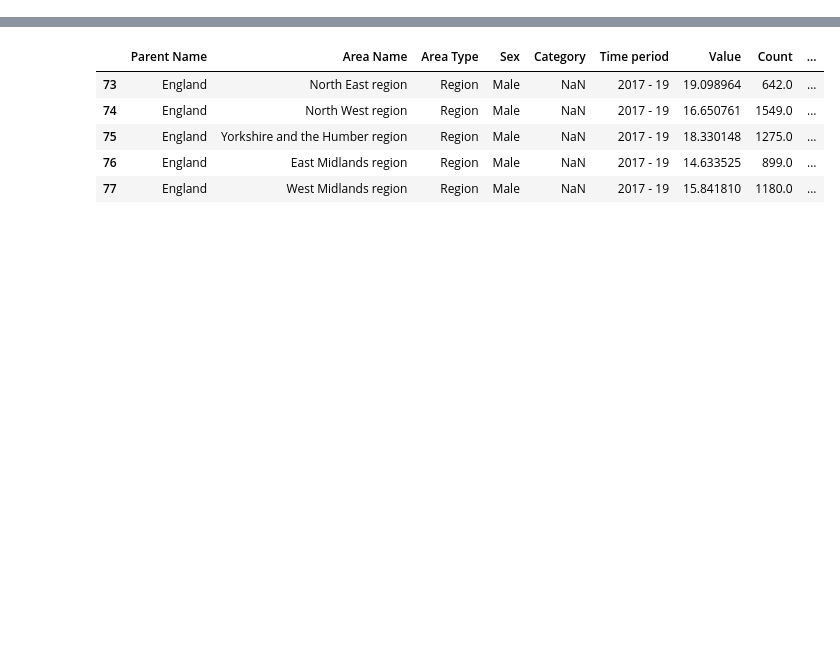
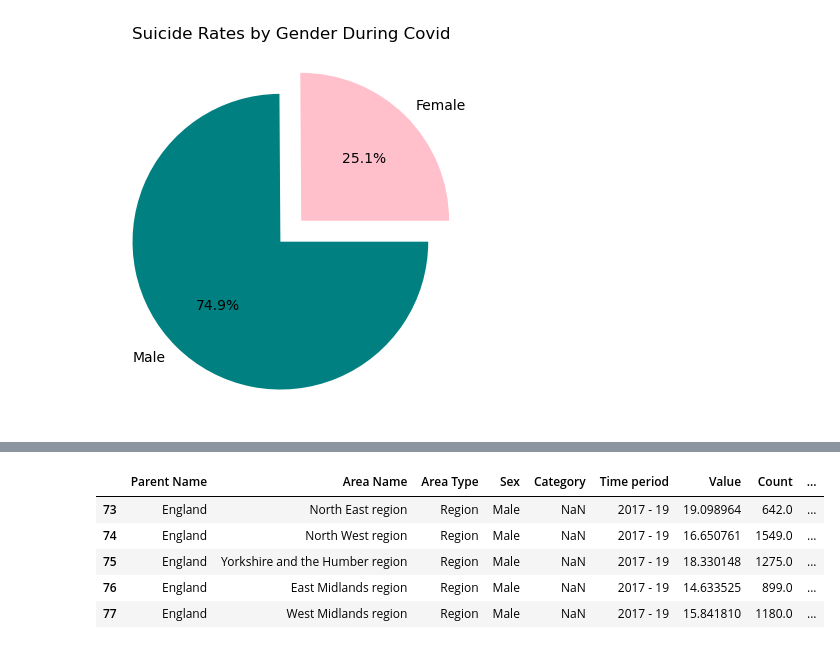
Before and after one commit to HJandu/Project_1_Covid19, a Jupyter notebook: Jupyter Notebooks/Gender/Comparison stacks.ipynb, the cells around one changed output, grey strips where cells are left out. Drawn from its saved outputs; the diff is of its cells as text; code cells hidden in the pictures; blank space fills up the shorter version.

```diff
--- a/Jupyter Notebooks/Gender/Comparison stacks.ipynb
+++ b/Jupyter Notebooks/Gender/Comparison stacks.ipynb
@@ -13,0 +49,12 @@ whole_time_period = pd.concat([pre_covid_df, during_covid_df])
+# %%
+piePlot=during_covid.groupby(["Sex"])["Count"].sum().reset_index(name="Count")
+labs = piePlot["Sex"]
+Count = piePlot["Count"]
+explode = (0.1, 0.1)
+colors = ["pink","teal"]
+plt.pie(Count, explode=explode, labels=labs, colors=colors,autopct="%1.1f%%")
+plt.title("Suicide Rates by Gender During Covid")
+
+plt.show()
+# %% [output]
+[figure, added]
```
Also changed, not shown: parts of 32 cells of this notebook.
